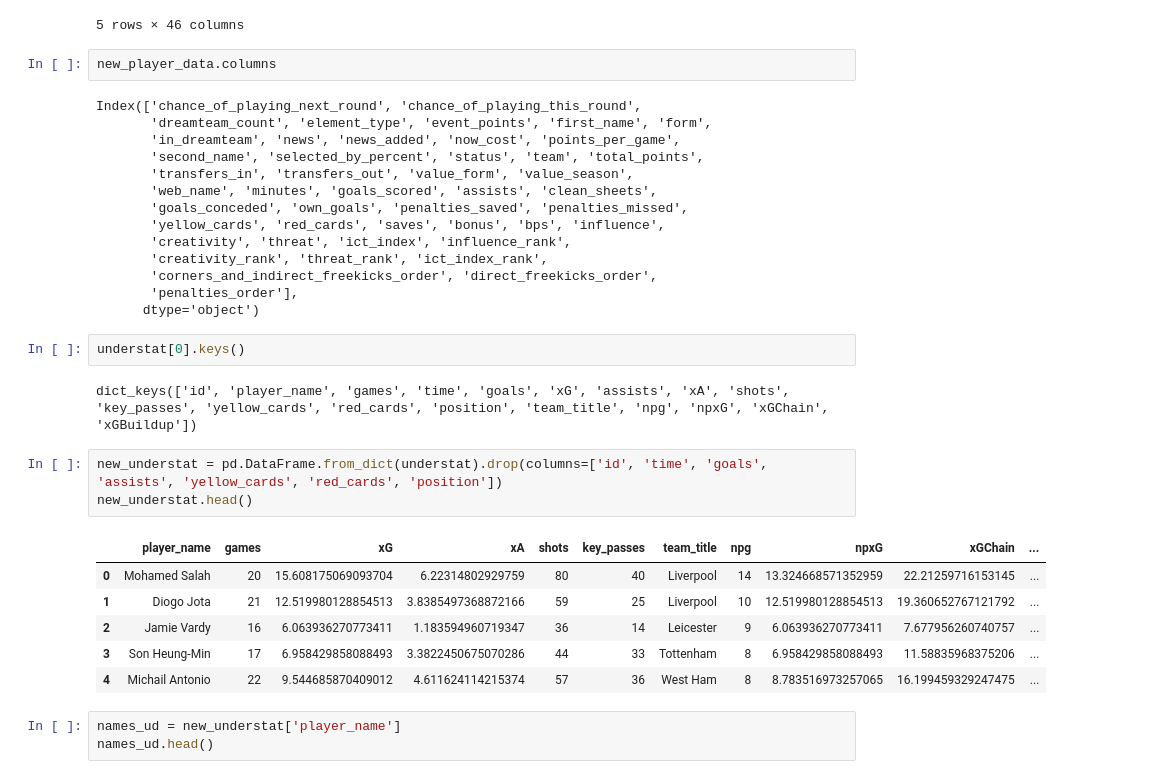
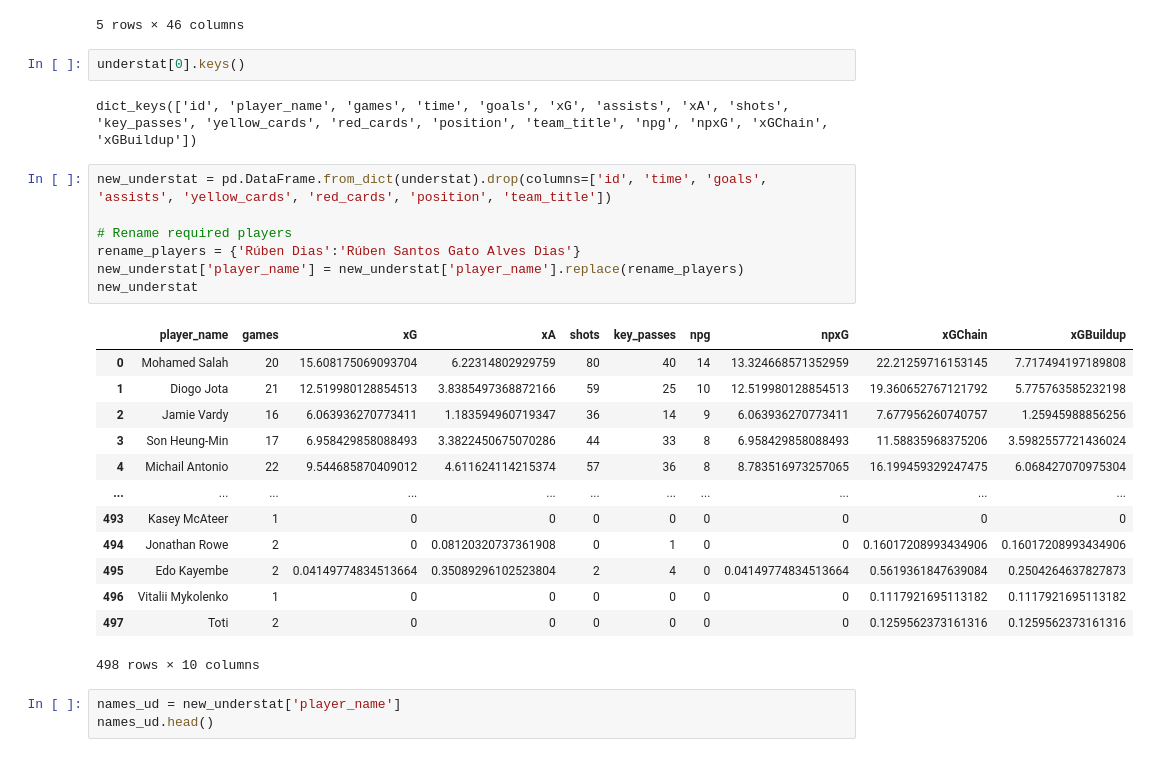
Before and after one commit to ap00la/fantasy_pl, a Jupyter notebook: join_data.ipynb, the cells around one changed output. Cells and saved outputs as stored; diff of their text form.

Commit message:
updated join data and prefrences

```diff
--- a/join_data.ipynb
+++ b/join_data.ipynb
@@ -29,36 +29,31 @@ new_player_data.head()
 | 4 | 100.0 | 0.0 | 0 | 4 | 0 | Pierre-Emerick | ... |
 | 5 | 50.0 | 50.0 | 0 | 2 | 0 | Cédric | ... |
 5 rows × 46 columns
-# %%
-new_player_data.columns
-# %% [output]
-Index(['chance_of_playing_next_round', 'chance_of_playing_this_round',
-       'dreamteam_count', 'element_type', 'event_points', 'first_name', 'form',
-       'in_dreamteam', 'news', 'news_added', 'now_cost', 'points_per_game',
-       'second_name', 'selected_by_percent', 'status', 'team', 'total_points',
-       'transfers_in', 'transfers_out', 'value_form', 'value_season',
-       'web_name', 'minutes', 'goals_scored', 'assists', 'clean_sheets',
-       'goals_conceded', 'own_goals', 'penalties_saved', 'penalties_missed',
-       'yellow_cards', 'red_cards', 'saves', 'bonus', 'bps', 'influence',
-       'creativity', 'threat', 'ict_index', 'influence_rank',
-       'creativity_rank', 'threat_rank', 'ict_index_rank',
-       'corners_and_indirect_freekicks_order', 'direct_freekicks_order',
-       'penalties_order'],
-      dtype='object')
 # %%
 understat[0].keys()
 # %% [output]
 dict_keys(['id', 'player_name', 'games', 'time', 'goals', 'xG', 'assists', 'xA', 'shots', 'key_passes', 'yellow_cards', 'red_cards', 'position', 'team_title', 'npg', 'npxG', 'xGChain', 'xGBuildup'])
 # %%
-new_understat = pd.DataFrame.from_dict(understat).drop(columns=['id', 'time', 'goals', 'assists', 'yellow_cards', 'red_cards', 'position'])
-new_understat.head()
+new_understat = pd.DataFrame.from_dict(understat).drop(columns=['id', 'time', 'goals', 'assists', 'yellow_cards', 'red_cards', 'position', 'team_title'])
+
+# Rename required players
+rename_players = {'Rúben Dias':'Rúben Santos Gato Alves Dias'}
+new_understat['player_name'] = new_understat['player_name'].replace(rename_players)
+new_understat
 # %% [output]
-|  | player_name | games | xG | xA | shots | key_passes | team_title | npg | npxG | xGChain | ... |
-| 0 | Mohamed Salah | 20 | 15.608175069093704 | 6.22314802929759 | 80 | 40 | Liverpool | 14 | 13.324668571352959 | 22.21259716153145 | ... |
-| 1 | Diogo Jota | 21 | 12.519980128854513 | 3.8385497368872166 | 59 | 25 | Liverpool | 10 | 12.519980128854513 | 19.360652767121792 | ... |
-| 2 | Jamie Vardy | 16 | 6.063936270773411 | 1.183594960719347 | 36 | 14 | Leicester | 9 | 6.063936270773411 | 7.677956260740757 | ... |
-| 3 | Son Heung-Min | 17 | 6.958429858088493 | 3.3822450675070286 | 44 | 33 | Tottenham | 8 | 6.958429858088493 | 11.58835968375206 | ... |
-| 4 | Michail Antonio | 22 | 9.544685870409012 | 4.611624114215374 | 57 | 36 | West Ham | 8 | 8.783516973257065 | 16.199459329247475 | ... |
+|  | player_name | games | xG | xA | shots | key_passes | npg | npxG | xGChain | xGBuildup |
+| 0 | Mohamed Salah | 20 | 15.608175069093704 | 6.22314802929759 | 80 | 40 | 14 | 13.324668571352959 | 22.21259716153145 | 7.717494197189808 |
+| 1 | Diogo Jota | 21 | 12.519980128854513 | 3.8385497368872166 | 59 | 25 | 10 | 12.519980128854513 | 19.360652767121792 | 5.775763585232198 |
+| 2 | Jamie Vardy | 16 | 6.063936270773411 | 1.183594960719347 | 36 | 14 | 9 | 6.063936270773411 | 7.677956260740757 | 1.25945988856256 |
+| 3 | Son Heung-Min | 17 | 6.958429858088493 | 3.3822450675070286 | 44 | 33 | 8 | 6.958429858088493 | 11.58835968375206 | 3.5982557721436024 |
+| 4 | Michail Antonio | 22 | 9.544685870409012 | 4.611624114215374 | 57 | 36 | 8 | 8.783516973257065 | 16.199459329247475 | 6.068427070975304 |
+| ... | ... | ... | ... | ... | ... | ... | ... | ... | ... | ... |
+| 493 | Kasey McAteer | 1 | 0 | 0 | 0 | 0 | 0 | 0 | 0 | 0 |
+| 494 | Jonathan Rowe | 2 | 0 | 0.08120320737361908 | 0 | 1 | 0 | 0 | 0.16017208993434906 | 0.16017208993434906 |
+| 495 | Edo Kayembe | 2 | 0.04149774834513664 | 0.35089296102523804 | 2 | 4 | 0 | 0.04149774834513664 | 0.5619361847639084 | 0.2504264637827873 |
+| 496 | Vitalii Mykolenko | 1 | 0 | 0 | 0 | 0 | 0 | 0 | 0.1117921695113182 | 0.1117921695113182 |
+| 497 | Toti | 2 | 0 | 0 | 0 | 0 | 0 | 0 | 0.1259562373161316 | 0.1259562373161316 |
+498 rows × 10 columns
 # %%
 names_ud = new_understat['player_name']
 names_ud.head()
```
Also changed, not shown: parts of 24 cells of this notebook, 1 other file.
